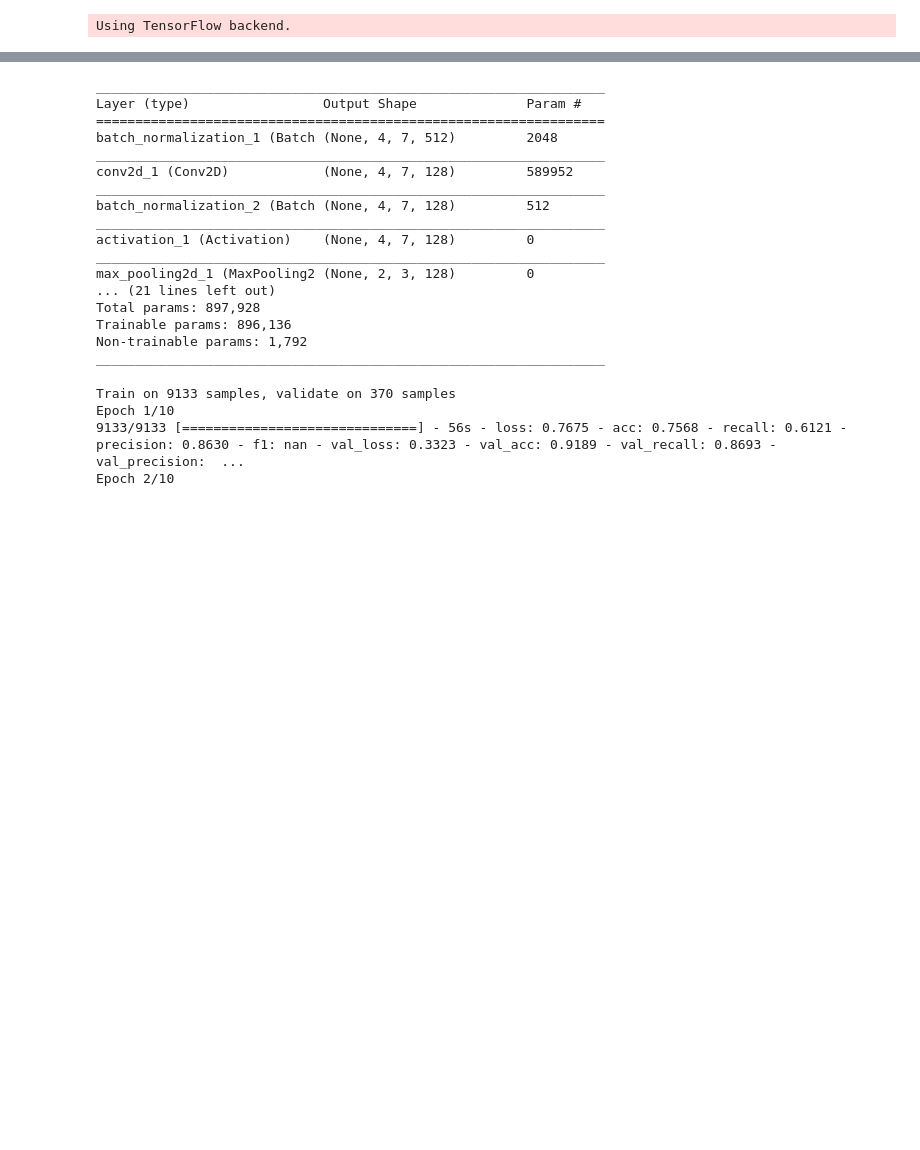
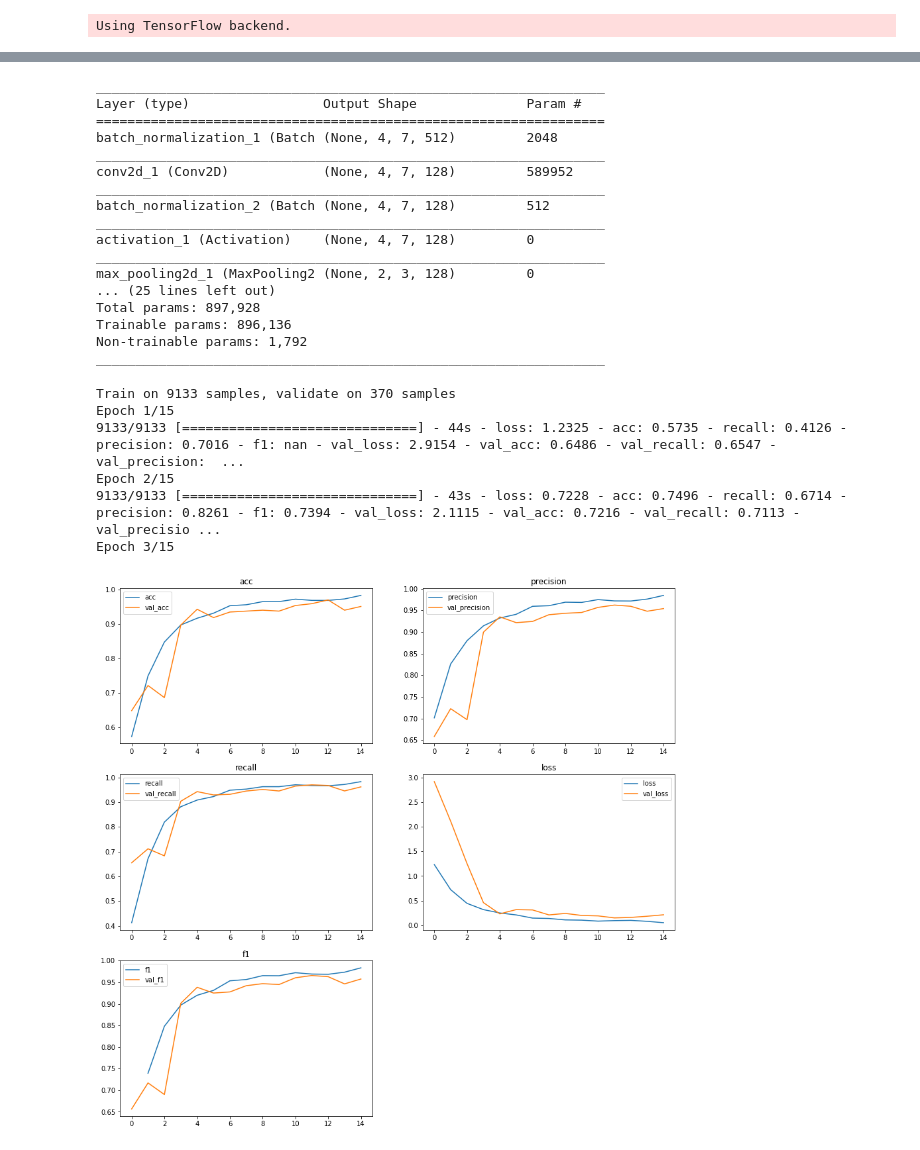
Before and after one commit to DeluxeAlonso/fish-classification, a Jupyter notebook: model.ipynb, the cells around one changed output, grey strips where cells are left out. Saved outputs shown, nothing was run; the diff lists cells and outputs as text; code cells hidden in the pictures; blank space fills up the shorter version.

```diff
--- a/model.ipynb
+++ b/model.ipynb
@@ -76,7 +76,7 @@ train_data_y = train_f['y']
 X_train = np.asarray(train_data_x)
 y_train = np.asarray(train_data_y)
 # %%
-lr = 1e-3
+lr = 0.05
 n_conv_layers = 3
 n_kernels = [128] * n_conv_layers
 mp_sizes = [(2,2) for _ in range(n_conv_layers)]
@@ -89,6 +89,7 @@ for i in range(n_conv_layers):
     model.add(Activation('relu'))
     if i < n_conv_layers - 1:
         model.add(MaxPooling2D(mp_sizes[i]))
+        model.add(Dropout(0.5))
 
 model.add(Conv2D(8,3,3, border_mode='same'))
 model.add(GlobalMaxPooling2D())
@@ -108,18 +109,38 @@ _________________________________________________________________
 activation_1 (Activation)    (None, 4, 7, 128)         0
 _________________________________________________________________
 max_pooling2d_1 (MaxPooling2 (None, 2, 3, 128)         0
-... (21 lines left out)
+... (25 lines left out)
 Total params: 897,928
 Trainable params: 896,136
 Non-trainable params: 1,792
 _________________________________________________________________
 # %%
-callbacks = [EarlyStopping(monitor='val_f1', min_delta=0, patience=0, verbose=0, mode='auto')]
-model.fit(X_train, y_train, batch_size=64, nb_epoch=10,
+model_filepath = 'models/Model.h5'
+callbacks = [ModelCheckpoint(model_filepath, monitor='val_f1', verbose=1, save_best_only=True)]
+model.fit(X_train, y_train, batch_size=128, nb_epoch=15,
           validation_data=(X_val, y_val), callbacks=callbacks)
 # %% [output]
 Train on 9133 samples, validate on 370 samples
-Epoch 1/10
-9133/9133 [==============================] - 56s - loss: 0.7675 - acc: 0.7568 - recall: 0.6121 - precision: 0.8630 - f1: nan - val_loss: 0.3323 - val_acc: 0.9189 - val_recall: 0.8693 - val_precision:  ...
-Epoch 2/10
+Epoch 1/15
+9133/9133 [==============================] - 44s - loss: 1.2325 - acc: 0.5735 - recall: 0.4126 - precision: 0.7016 - f1: nan - val_loss: 2.9154 - val_acc: 0.6486 - val_recall: 0.6547 - val_precision:  ...
+Epoch 2/15
+9133/9133 [==============================] - 43s - loss: 0.7228 - acc: 0.7496 - recall: 0.6714 - precision: 0.8261 - f1: 0.7394 - val_loss: 2.1115 - val_acc: 0.7216 - val_recall: 0.7113 - val_precisio ...
+Epoch 3/15
+# %%
+def plot_model(model):
+    plots = [i for i in model.model.history.history.keys() if i.find('val_') == -1]
+    plt.figure(figsize=(15,25))
+
+    for i, p in enumerate(plots):
+        plt.subplot(len(plots), 2, i + 1)
+        plt.title(p)
+        plt.plot(model.model.history.history[p], label=p)
+        plt.plot(model.model.history.history['val_'+p], label='val_'+p)
+        plt.legend()
+
+    plt.show()
+
+plot_model(model)
+# %% [output]
+[figure, added]
 # %%
```
Also changed, not shown: parts of 6 cells of this notebook.
